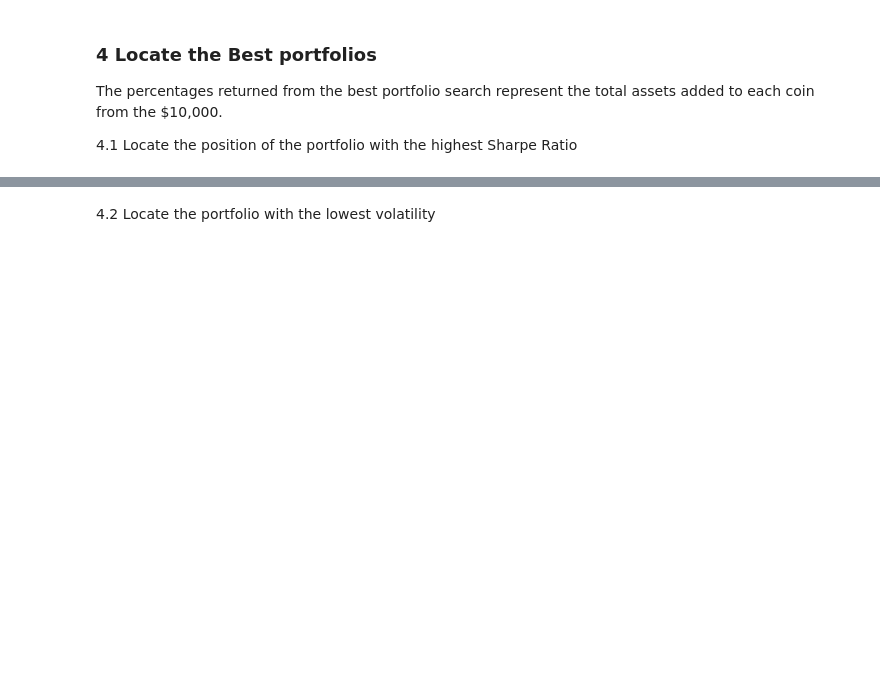
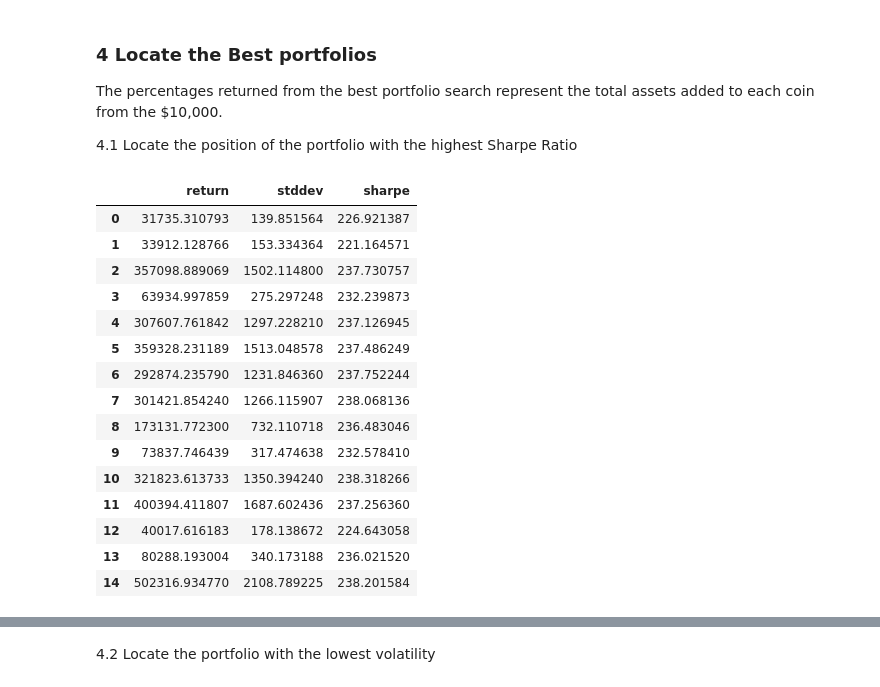
Before and after one commit to yzjake/DSAN5700_blockchain_technologies_HW, a Jupyter notebook: hw2/hw-2.ipynb, the cells around one changed output, grey strips where cells are left out. Cells and saved outputs as stored; diff of their text form; code cells hidden in the pictures; blank space fills up the shorter version.

```diff
--- a/hw2/ANLY5700-HW2(3).ipynb
+++ b/hw2/hw-2.ipynb
@@ -254,3 +263,23 @@ print(results)
 The percentages returned from the best portfolio search represent the total assets added to each coin from the $10,000.
 
 4.1        Locate the position of the portfolio with the highest Sharpe Ratio
+# %%
+results_df = pd.DataFrame(results.T, columns=['return','stddev','sharpe'])
+results_df.head(15)
+# %% [output]
+|  | return | stddev | sharpe |
+| 0 | 31735.310793 | 139.851564 | 226.921387 |
+| 1 | 33912.128766 | 153.334364 | 221.164571 |
+| 2 | 357098.889069 | 1502.114800 | 237.730757 |
+| 3 | 63934.997859 | 275.297248 | 232.239873 |
+| 4 | 307607.761842 | 1297.228210 | 237.126945 |
+| 5 | 359328.231189 | 1513.048578 | 237.486249 |
+| 6 | 292874.235790 | 1231.846360 | 237.752244 |
+| 7 | 301421.854240 | 1266.115907 | 238.068136 |
+| 8 | 173131.772300 | 732.110718 | 236.483046 |
+| 9 | 73837.746439 | 317.474638 | 232.578410 |
+| 10 | 321823.613733 | 1350.394240 | 238.318266 |
+| 11 | 400394.411807 | 1687.602436 | 237.256360 |
+| 12 | 40017.616183 | 178.138672 | 224.643058 |
+| 13 | 80288.193004 | 340.173188 | 236.021520 |
+| 14 | 502316.934770 | 2108.789225 | 238.201584 |
```
Also changed, not shown: parts of 6 cells of this notebook.
